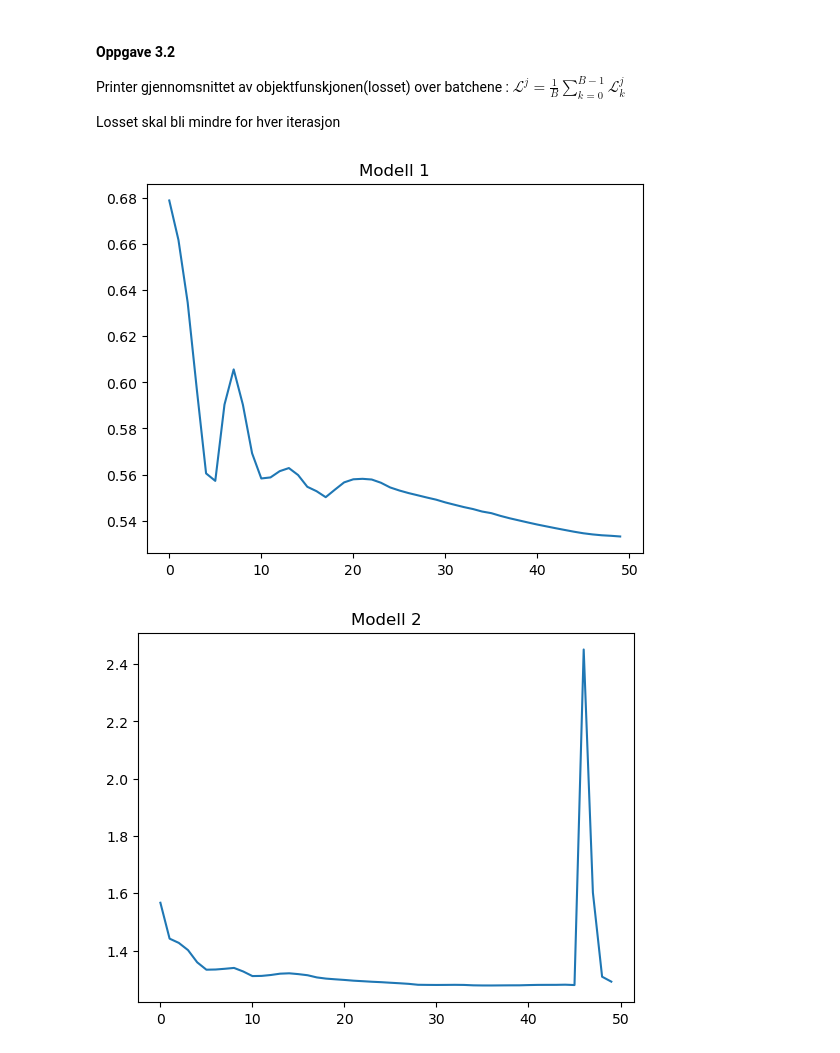
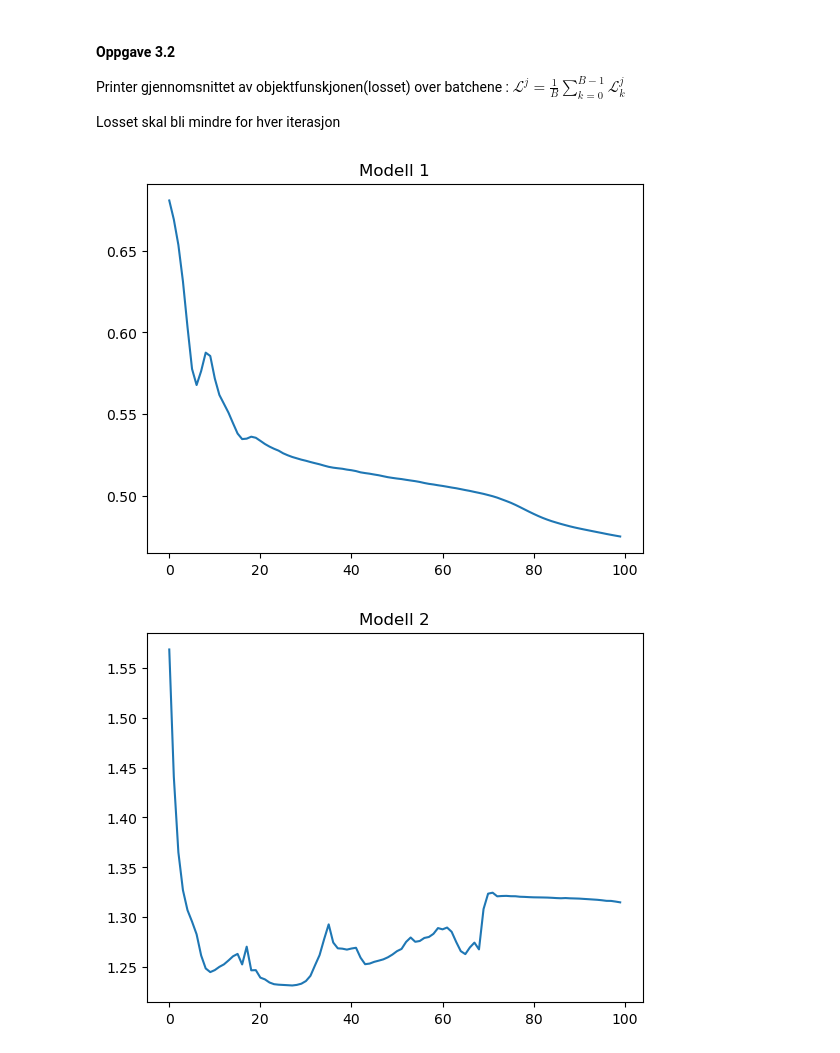
Before and after one commit to hannaroed/Vitber-indmat, a Jupyter notebook: file.ipynb, the cells around one changed output. Drawn from its saved outputs; the diff is of its cells as text; code cells hidden in the pictures.

```diff
--- a/file.ipynb
+++ b/file.ipynb
@@ -148,34 +148,34 @@ Losset skal bli mindre for hver iterasjon
 # %%
 import importlib
 import training
 importlib.reload(training)
 from training import make_model, training_sorting
 from layers import CrossEntropy
 from optimizer import Adam
 from data_generators import get_train_test_sorting, get_train_test_addition
 
-n = 50
+n = 100
 
 test_model_1 = make_model(r=5, d=10, m=2, L=2, p=15, k=5)
 test_model_2 = make_model(r=7, d=20, m=5, L=2, p=25, k=10)
 
 sorting_data1 = get_train_test_sorting(5, 2, 250, 10, 10)
 trained_model1, mean_loss_arr = training_sorting(test_model_1, CrossEntropy(), Adam(), sorting_data1, 2, n_epochs=n)
 
 sorting_data2 = get_train_test_sorting(7, 5, 250, 20, 20)
 trained_model2, mean_loss_arr2 = training_sorting(test_model_2, CrossEntropy(), Adam(), sorting_data2, 5, n_epochs=n)
 
 iter = np.arange(n)
 
 plt.title("Modell 1")
 plt.plot(iter, mean_loss_arr)
 plt.show()
 plt.title("Modell 2")
 plt.plot(iter, mean_loss_arr2)
 plt.show()
 # %% [output]
-[figure, old version]
+[figure, new version]
-[figure, old version]
+[figure, new version]
 # %%
 from testing import test_sorting
 import importlib
```
Also changed, not shown: parts of 2 cells of this notebook.
